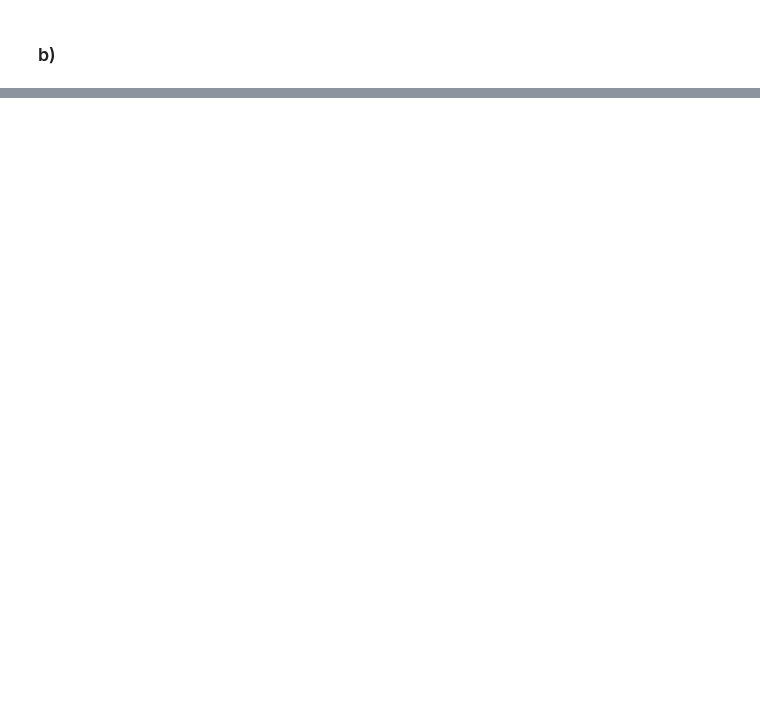
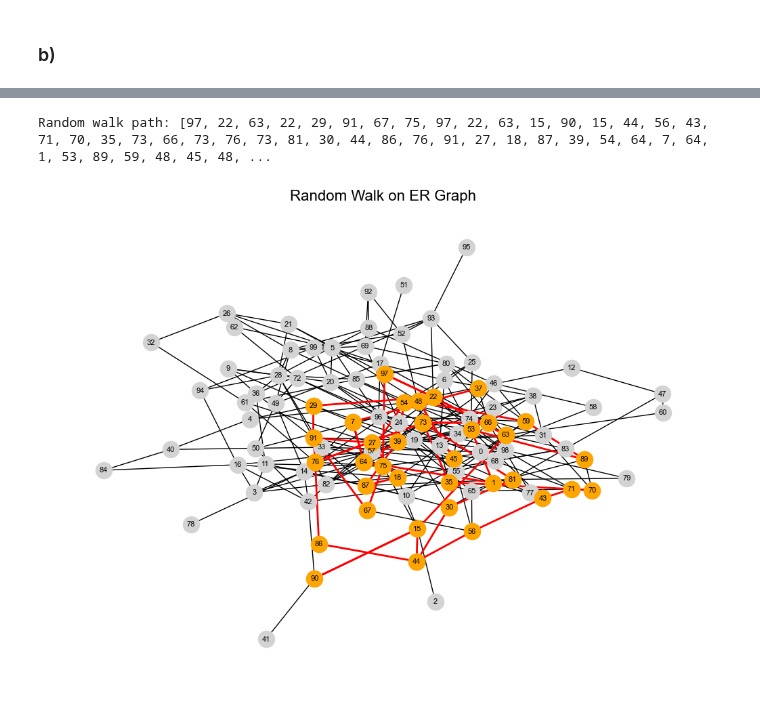
Before and after one commit to sepehrilami/phys7332_fa25, a Jupyter notebook: assignments/assignment03.ipynb, the cells around one changed output, grey strips where cells are left out. Cells and saved outputs as stored; diff of their text form; code cells hidden in the pictures; blank space fills up the shorter version.

```diff
--- a/assignments/assignment03.ipynb
+++ b/assignments/assignment03.ipynb
@@ -1156,0 +806,42 @@ Overall, the spectral gap provides valuable insights into how network structure
+# %%
+while True:
+    G = nx.erdos_renyi_graph(100, 0.05)
+    if nx.is_connected(G):
+        break
+A = nx.adjacency_matrix(G)
+degrees = np.array([d for _, d in G.degree()], dtype=float)
+degrees[degrees == 0.0] = 1.0
+D_inv = sp.diags(1.0 / degrees)
+P = D_inv @ A
+# %%
+# At each time step, move to a uniformly random neighbor.
+def random_walk(P, start_node, n_steps):
+    n_nodes = P.shape[0]
+    current_node = start_node
+    path = [current_node]
+
+    for _ in range(n_steps):
+        row = P.getrow(current_node).toarray().flatten()
+        next_node = np.random.choice(n_nodes, p=row)
+        path.append(next_node)
+        current_node = next_node
+
+    return path
+
+start_node = np.random.randint(0, P.shape[0])
+n_steps = 50
+path = random_walk(P, start_node, n_steps)
+print("Random walk path:", path)
+# %% [output]
+Random walk path: [97, 22, 63, 22, 29, 91, 67, 75, 97, 22, 63, 15, 90, 15, 44, 56, 43, 71, 70, 35, 73, 66, 73, 76, 73, 81, 30, 44, 86, 76, 91, 27, 18, 87, 39, 54, 64, 7, 64, 1, 53, 89, 59, 48, 45, 48, ...
+# %%
+plt.figure(figsize=(10, 7))
+pos = nx.spring_layout(G, seed=42)
+nx.draw(G, pos, node_color='lightgray', with_labels=True, node_size=300, font_size=8)
+path_edges = list(zip(path[:-1], path[1:]))
+nx.draw_networkx_nodes(G, pos, nodelist=path, node_color='orange', node_size=300)
+nx.draw_networkx_edges(G, pos, edgelist=path_edges, edge_color='red', width=2, arrows=True)
+plt.title('Random Walk on ER Graph', fontsize=16)
+plt.show()
+# %% [output]
+[figure, added]
```
Also changed, not shown: parts of 42 cells of this notebook, 1 other file.
